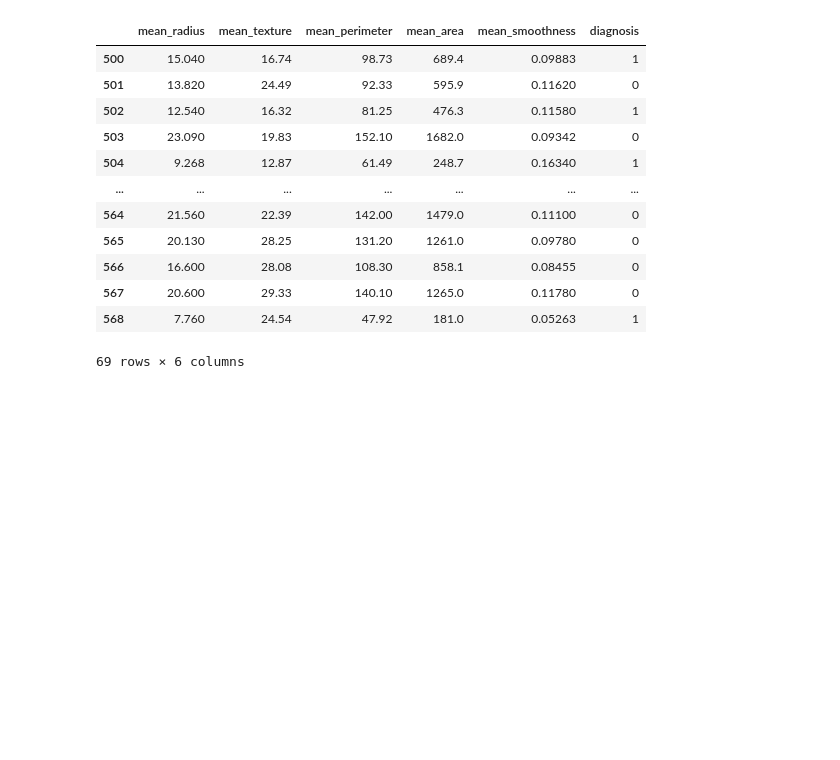
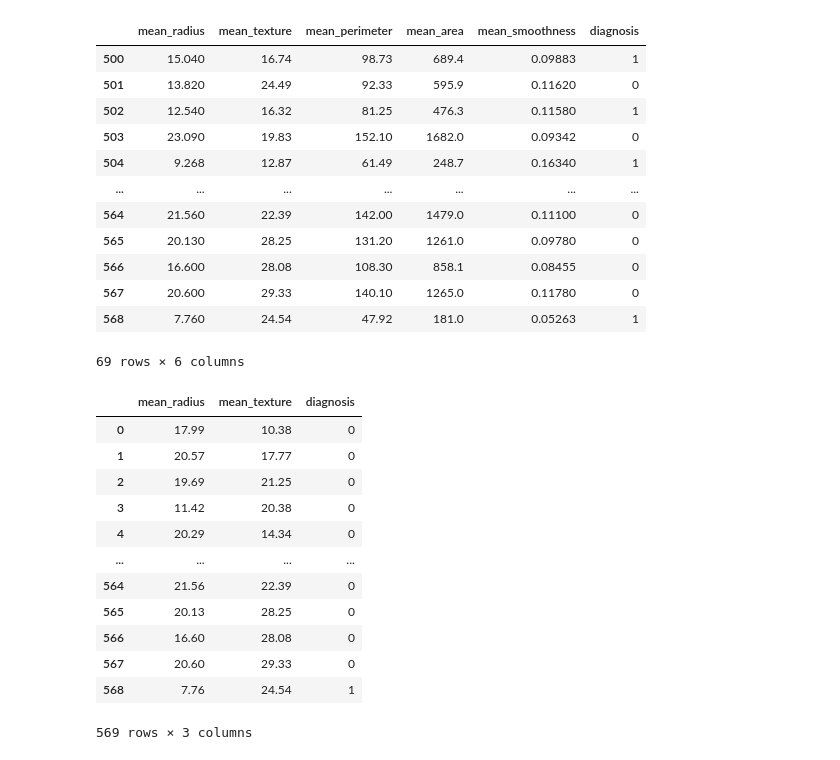
Before and after one commit to anapaulasandes/dtsci-tools, a Jupyter notebook: pandas/01-mod-pandas.ipynb, the cells around one changed output. Saved outputs shown, nothing was run; the diff lists cells and outputs as text; code cells hidden in the pictures; blank space fills up the shorter version.

```diff
--- a/pandas/01-mod-pandas.ipynb
+++ b/pandas/01-mod-pandas.ipynb
@@ -142,3 +156,21 @@ df.filter(regex='5[0-9][0-9]',axis=0)
 | 567 | 20.600 | 29.33 | 140.10 | 1265.0 | 0.11780 | 0 |
 | 568 | 7.760 | 24.54 | 47.92 | 181.0 | 0.05263 | 1 |
 69 rows × 6 columns
+# %%
+## usando filter com items
+
+df.filter(items=['mean_radius','mean_texture','diagnosis'],axis=1)
+# %% [output]
+|  | mean_radius | mean_texture | diagnosis |
+| 0 | 17.99 | 10.38 | 0 |
+| 1 | 20.57 | 17.77 | 0 |
+| 2 | 19.69 | 21.25 | 0 |
+| 3 | 11.42 | 20.38 | 0 |
+| 4 | 20.29 | 14.34 | 0 |
+| ... | ... | ... | ... |
+| 564 | 21.56 | 22.39 | 0 |
+| 565 | 20.13 | 28.25 | 0 |
+| 566 | 16.60 | 28.08 | 0 |
+| 567 | 20.60 | 29.33 | 0 |
+| 568 | 7.76 | 24.54 | 1 |
+569 rows × 3 columns
```
Also changed, not shown: parts of 12 cells of this notebook, 1 other file.
